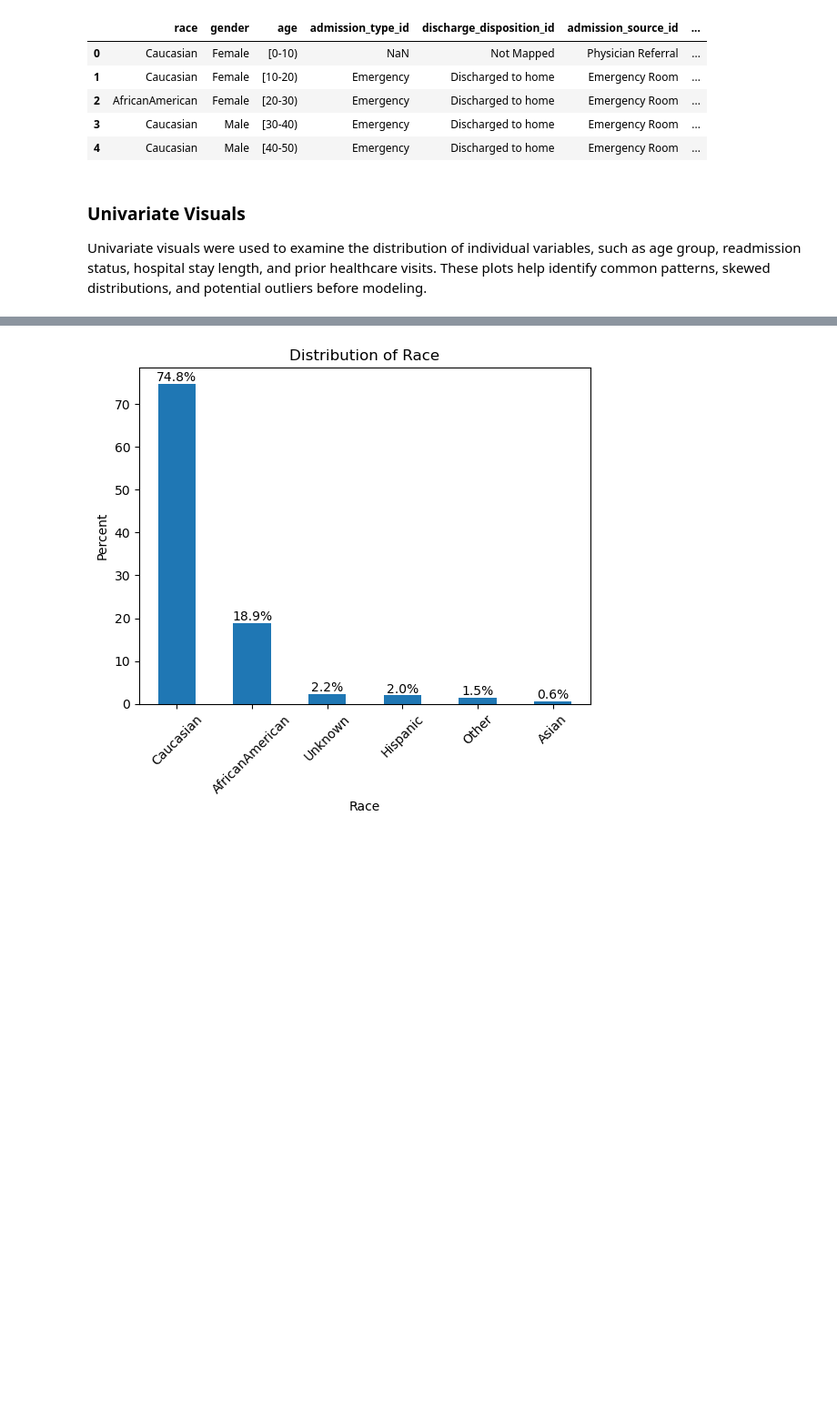
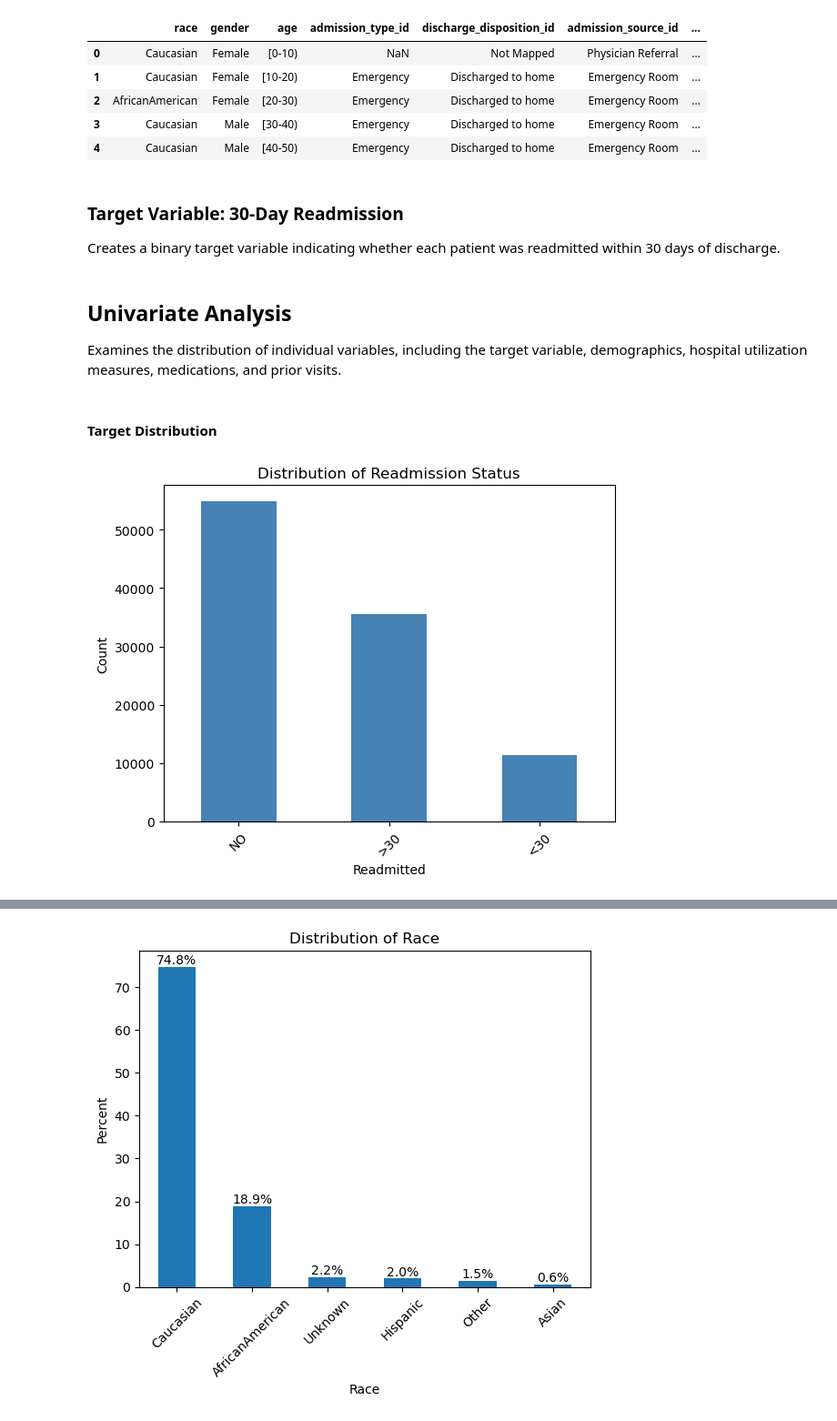
Before and after one commit to RayofData/30-Day-Hospital-Readmission-Analysis, a Jupyter notebook: EDA.ipynb, the cells around one changed output, grey strips where cells are left out. Shown at 91% size. Cells and saved outputs as stored; diff of their text form; code cells hidden in the pictures; blank space fills up the shorter version.

```diff
--- a/EDA.ipynb
+++ b/EDA.ipynb
@@ -173,3 +187,7 @@ clean_df.head()
 | 2 | AfricanAmerican | Female | [20-30) | Emergency | Discharged to home | Emergency Room | ... |
 | 3 | Caucasian | Male | [30-40) | Emergency | Discharged to home | Emergency Room | ... |
 | 4 | Caucasian | Male | [40-50) | Emergency | Discharged to home | Emergency Room | ... |
+# %% [markdown]
+### Target Variable: 30-Day Readmission
+
+Creates a binary target variable indicating whether each patient was readmitted within 30 days of discharge.
@@ -176,4 +200,16 @@ clean_df.head()
 # %% [markdown]
-### Univariate Visuals
+## Univariate Analysis
 
-Univariate visuals were used to examine the distribution of individual variables, such as age group, readmission status, hospital stay length, and prior healthcare visits. These plots help identify common patterns, skewed distributions, and potential outliers before modeling.
+Examines the distribution of individual variables, including the target variable, demographics, hospital utilization measures, medications, and prior visits.
+# %% [markdown]
+#### Target Distribution
+# %%
+clean_df["readmitted"].value_counts().plot(kind="bar", color = "steelblue")
+
+plt.xlabel("Readmitted")
+plt.ylabel("Count")
+plt.title("Distribution of Readmission Status")
+plt.xticks(rotation=45)
+plt.show()
+# %% [output]
+[figure, added]
```
Also changed, not shown: parts of 19 cells of this notebook.
